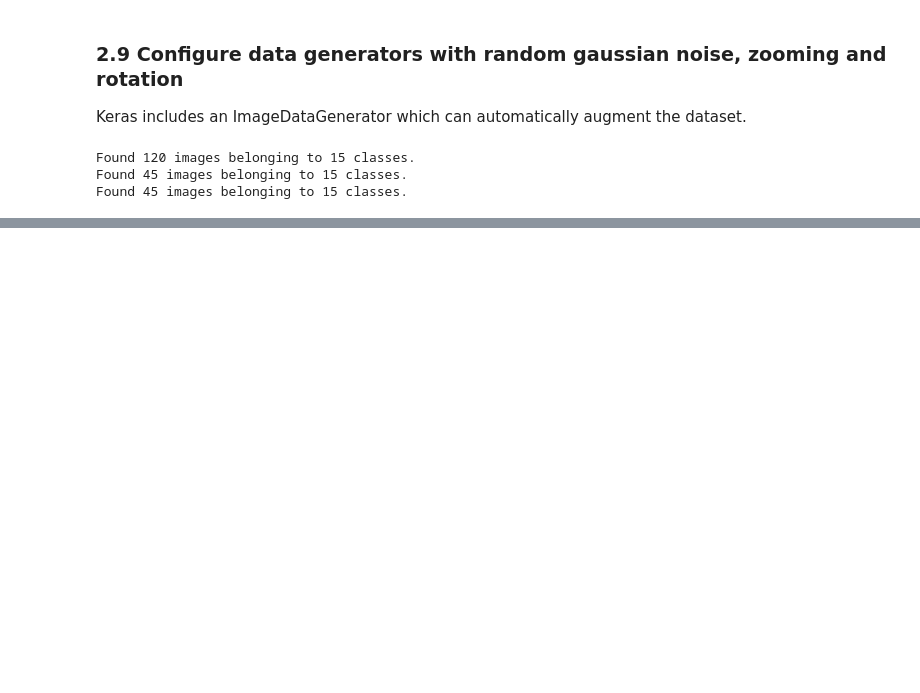
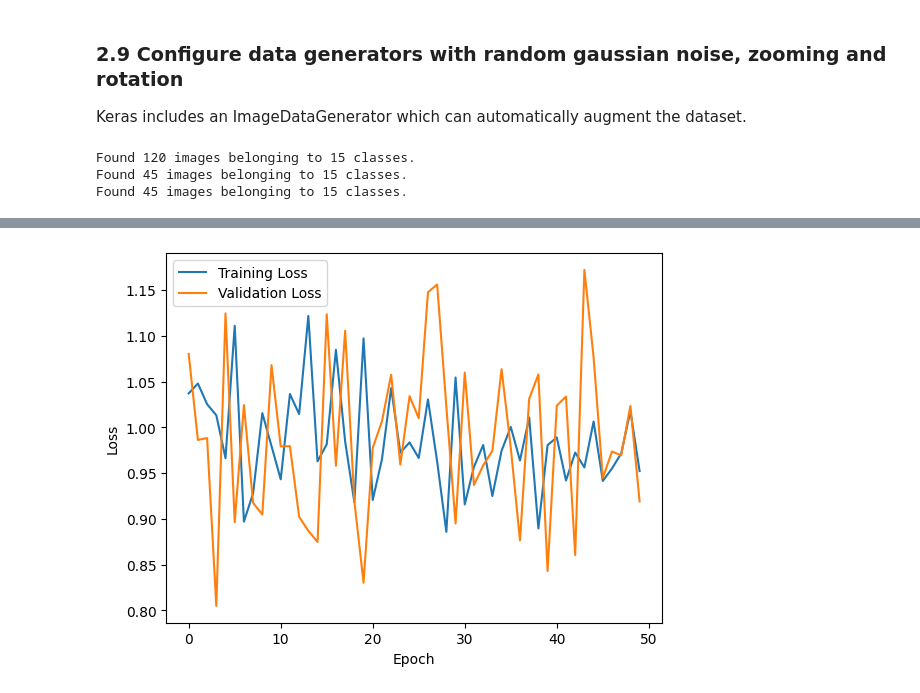
Before and after one commit to RichardOgujawa/atu-artefact, a Jupyter notebook: fr_system.ipynb, the cells around one changed output, grey strips where cells are left out. Saved outputs shown, nothing was run; the diff lists cells and outputs as text; code cells hidden in the pictures; blank space fills up the shorter version.

```diff
--- a/fr_system.ipynb
+++ b/fr_system.ipynb
@@ -649,0 +944,13 @@ plt.show()
+# %%
+import torch.nn as nn
+
+class SimpleViT(nn.Module):
+    def __init__(self, num_classes):
+        super(SimpleViT, self).__init__()
+        self.flatten = nn.Flatten()
+        self.fc = nn.Linear(IMAGE_WIDTH * IMAGE_HEIGHT, num_classes)  # Example fully connected layer
+
+    def forward(self, x):
+        x = self.flatten(x)
+        x = self.fc(x)
+        return x
@@ -649,0 +960,19 @@ plt.show()
+# %%
+# Example using Triplet Loss in PyTorch
+import torch.nn.functional as F
+
+class TripletLoss(nn.Module):
+    def __init__(self, margin=1.0):
+        super(TripletLoss, self).__init__() # inherit the correctly initialized properties andn methods defined in the superclass.
+        self.margin = margin
+
+    def forward(self, anchor, positive, negative):
+        """
+        The 2 at th end refers to the p parameter - which is the norm to be used for computing the pariwise distance.
+        When p = 2, then you're using the Euclidean distance, p = 1 is the Manhattan distance.
+        """
+        pos_distance = F.pairwise_distance(anchor, positive, 2)
+
+        neg_distance = F.pairwise_distance(anchor, negative, 2)
+        loss = F.relu(pos_distance - neg_distance + self.margin)
+        return loss.mean()
@@ -649,0 +1207,10 @@ plt.show()
+# %%
+# Plotting loss
+plt.plot(train_losses, label='Training Loss')
+plt.plot(val_losses, label='Validation Loss')
+plt.xlabel('Epoch')
+plt.ylabel('Loss')
+plt.legend()
+plt.show()
+# %% [output]
+[figure, added]
```
Also changed, not shown: parts of 30 cells of this notebook.
